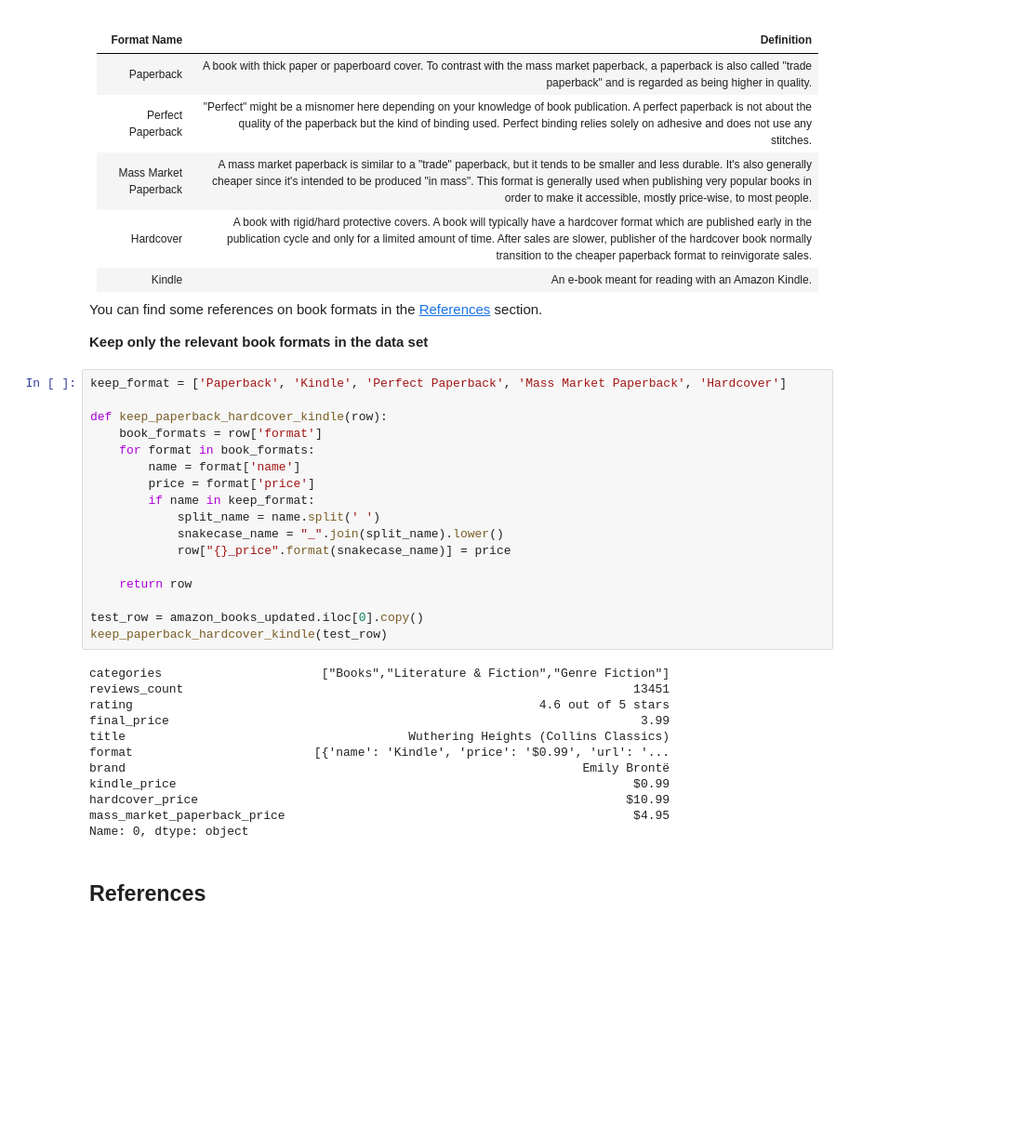
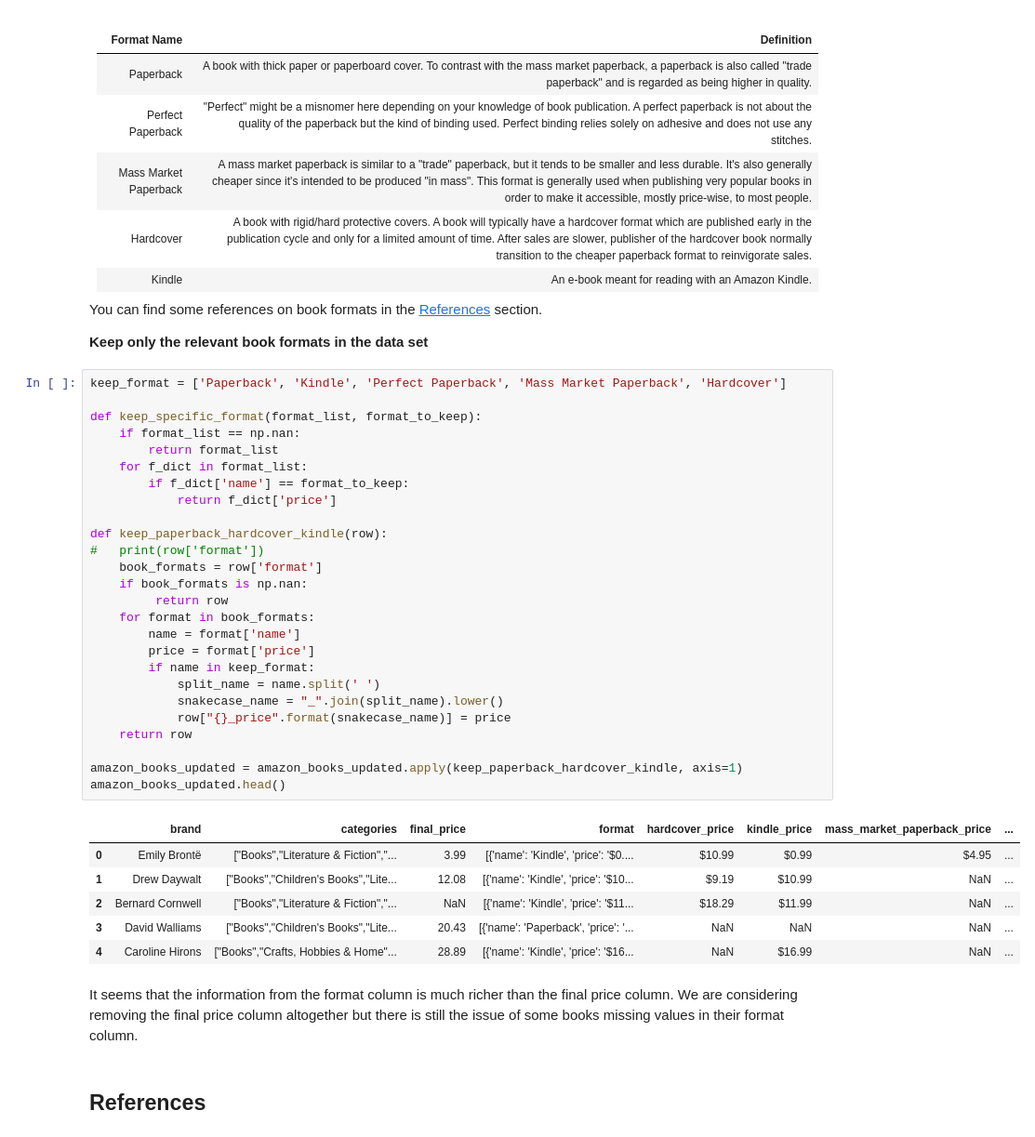
Before and after one commit to wanzulfikri/amazon-bestselling-books-analysis, a Jupyter notebook: Publisher.ipynb, the cells around one changed output. Shown at 93% size. Saved outputs shown, nothing was run; the diff lists cells and outputs as text; blank space fills up the shorter version.

Commit message:
Transformed the format column to normalized prices

```diff
--- a/Publisher.ipynb
+++ b/Publisher.ipynb
@@ -399,32 +399,38 @@ You can find some references on book formats in the <a href="#References">Refere
 # %%
 keep_format = ['Paperback', 'Kindle', 'Perfect Paperback', 'Mass Market Paperback', 'Hardcover']
 
+def keep_specific_format(format_list, format_to_keep):
+    if format_list == np.nan:
+        return format_list
+    for f_dict in format_list:
+        if f_dict['name'] == format_to_keep:
+            return f_dict['price']
+
 def keep_paperback_hardcover_kindle(row):
+#   print(row['format'])
     book_formats = row['format']
+    if book_formats is np.nan:
+         return row
     for format in book_formats:
         name = format['name']
         price = format['price']
         if name in keep_format:
             split_name = name.split(' ')
             snakecase_name = "_".join(split_name).lower()
             row["{}_price".format(snakecase_name)] = price
-
     return row
 
-test_row = amazon_books_updated.iloc[0].copy()
-keep_paperback_hardcover_kindle(test_row)
+amazon_books_updated = amazon_books_updated.apply(keep_paperback_hardcover_kindle, axis=1)
+amazon_books_updated.head()
 # %% [output]
-categories                      ["Books","Literature & Fiction","Genre Fiction"]
-reviews_count                                                              13451
-rating                                                        4.6 out of 5 stars
-final_price                                                                 3.99
-title                                       Wuthering Heights (Collins Classics)
-format                         [{'name': 'Kindle', 'price': '$0.99', 'url': '...
-brand                                                               Emily Brontë
-kindle_price                                                               $0.99
-hardcover_price                                                           $10.99
-mass_market_paperback_price                                                $4.95
-Name: 0, dtype: object
+|  | brand | categories | final_price | format | hardcover_price | kindle_price | mass_market_paperback_price | ... |
+| 0 | Emily Brontë | ["Books","Literature & Fiction","... | 3.99 | [{'name': 'Kindle', 'price': '$0.... | $10.99 | $0.99 | $4.95 | ... |
+| 1 | Drew Daywalt | ["Books","Children's Books","Lite... | 12.08 | [{'name': 'Kindle', 'price': '$10... | $9.19 | $10.99 | NaN | ... |
+| 2 | Bernard Cornwell | ["Books","Literature & Fiction","... | NaN | [{'name': 'Kindle', 'price': '$11... | $18.29 | $11.99 | NaN | ... |
+| 3 | David Walliams | ["Books","Children's Books","Lite... | 20.43 | [{'name': 'Paperback', 'price': '... | NaN | NaN | NaN | ... |
+| 4 | Caroline Hirons | ["Books","Crafts, Hobbies & Home"... | 28.89 | [{'name': 'Kindle', 'price': '$16... | NaN | $16.99 | NaN | ... |
+# %% [markdown]
+It seems that the information from the format column is much richer than the final price column. We are considering removing the final price column altogether but there is still the issue of some books missing values in their format column.
 # %% [markdown]
 ## References
 # %% [markdown]
```
Also changed, not shown: parts of 1 cell of this notebook.
